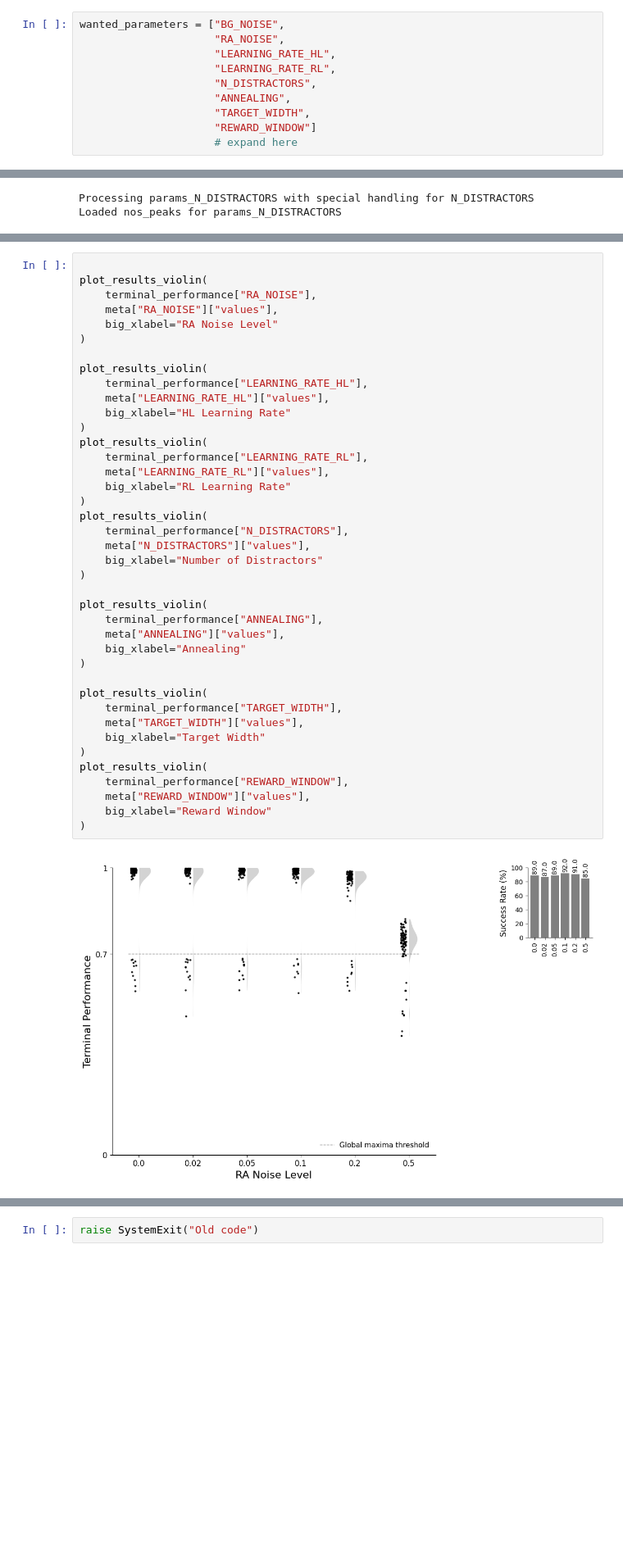
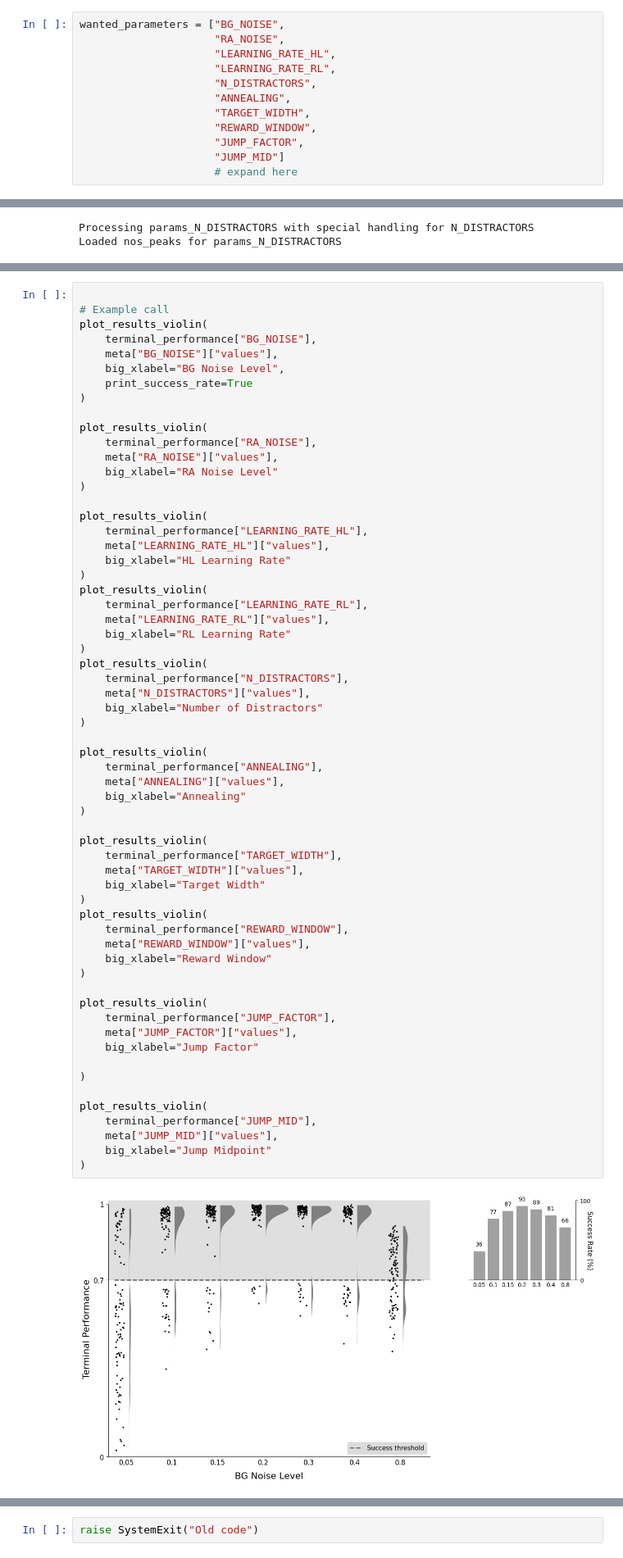
Before and after one commit to AtharvSuryawanshi/Dual_Pathway_RL_songbird, a Jupyter notebook: Robustness/analysis.ipynb, the cells around one changed output, grey strips where cells are left out. Shown at 82% size. Saved outputs shown, nothing was run; the diff lists cells and outputs as text; blank space fills up the shorter version.

Commit message:
robustness results are crazy!

```diff
--- a/Robustness/analysis.ipynb
+++ b/Robustness/analysis.ipynb
@@ -19,7 +20,9 @@ wanted_parameters = ["BG_NOISE",
                      "N_DISTRACTORS",
                      "ANNEALING",
                      "TARGET_WIDTH",
-                     "REWARD_WINDOW"]
+                     "REWARD_WINDOW",
+                     "JUMP_FACTOR",
+                     "JUMP_MID"]
                      # expand here
 # %%
 HERE = Path.cwd()          # notebook directory
@@ -246,4 +220,12 @@ plot_results_violin(
 # %%
+
+# Example call
+plot_results_violin(
+    terminal_performance["BG_NOISE"],
+    meta["BG_NOISE"]["values"],
+    big_xlabel="BG Noise Level",
+    print_success_rate=True
+)
 
 plot_results_violin(
     terminal_performance["RA_NOISE"],
@@ -257,31 +239,44 @@ plot_results_violin(
     big_xlabel="HL Learning Rate"
 )
 plot_results_violin(
     terminal_performance["LEARNING_RATE_RL"],
     meta["LEARNING_RATE_RL"]["values"],
     big_xlabel="RL Learning Rate"
 )
 plot_results_violin(
     terminal_performance["N_DISTRACTORS"],
     meta["N_DISTRACTORS"]["values"],
     big_xlabel="Number of Distractors"
 )
 
 plot_results_violin(
     terminal_performance["ANNEALING"],
     meta["ANNEALING"]["values"],
     big_xlabel="Annealing"
 )
 
 plot_results_violin(
     terminal_performance["TARGET_WIDTH"],
     meta["TARGET_WIDTH"]["values"],
     big_xlabel="Target Width"
 )
 plot_results_violin(
     terminal_performance["REWARD_WINDOW"],
     meta["REWARD_WINDOW"]["values"],
     big_xlabel="Reward Window"
 )
+
+plot_results_violin(
+    terminal_performance["JUMP_FACTOR"],
+    meta["JUMP_FACTOR"]["values"],
+    big_xlabel="Jump Factor"
+
+)
+
+plot_results_violin(
+    terminal_performance["JUMP_MID"],
+    meta["JUMP_MID"]["values"],
+    big_xlabel="Jump Midpoint"
+)
 # %% [output]
-[figure, old version]
+[figure, new version]
```
Also changed, not shown: parts of 6 cells of this notebook, 17 other files.
